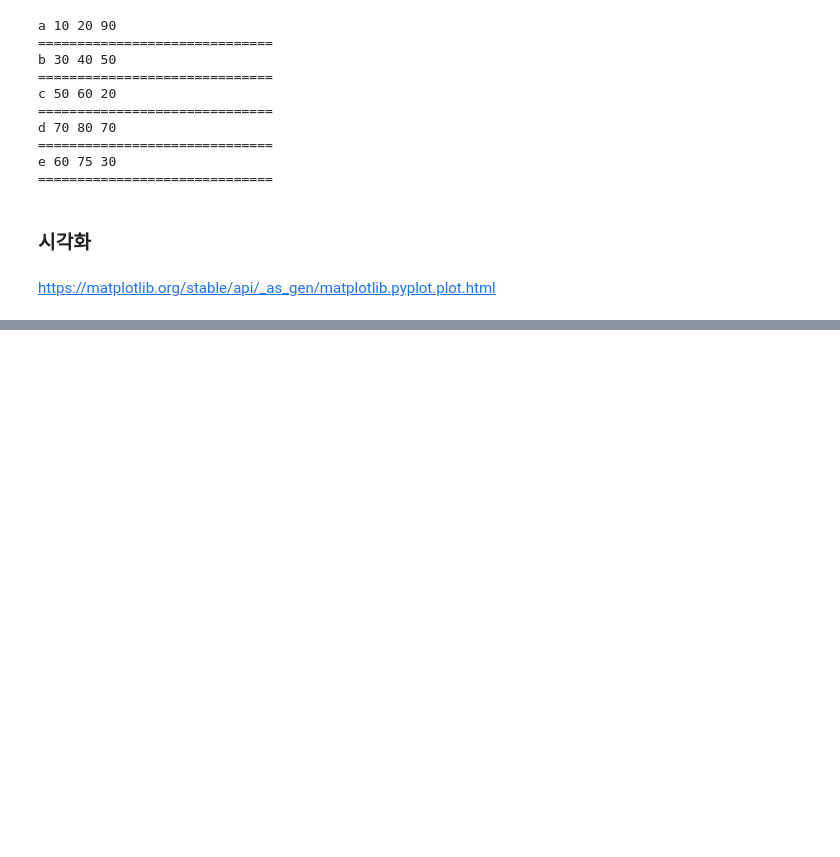
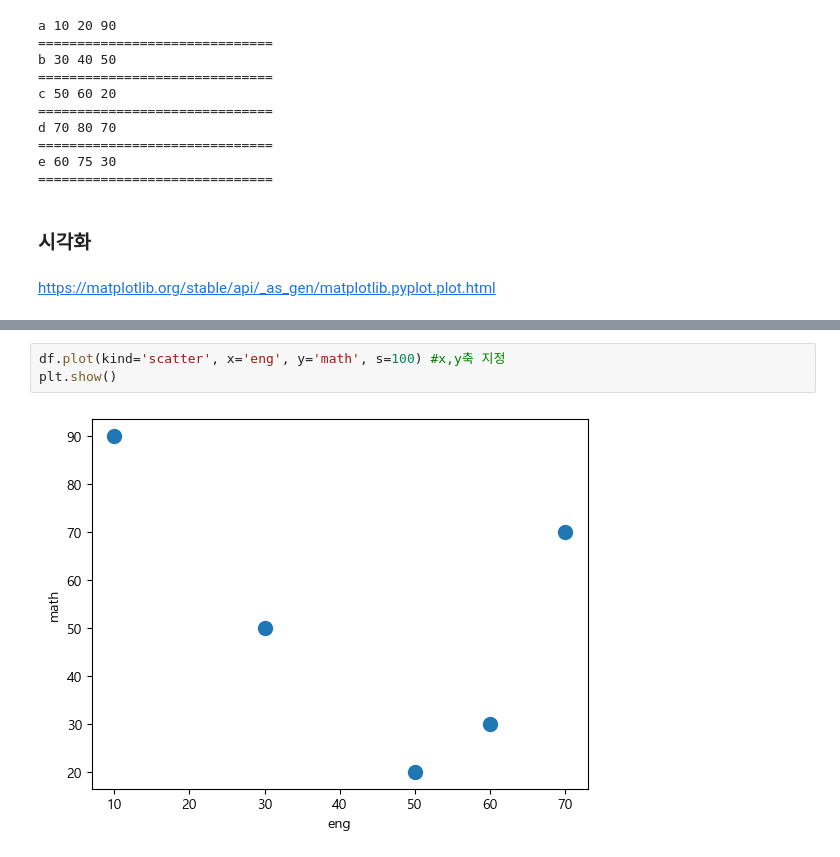
Before and after one commit to narirla/Pandas, a Jupyter notebook: 08.시각화.ipynb, the cells around one changed output, grey strips where cells are left out. Saved outputs shown, nothing was run; the diff lists cells and outputs as text; blank space fills up the shorter version.

```diff
--- a/08.시각화.ipynb
+++ b/08.시각화.ipynb
@@ -102,0 +136,5 @@ plt.show()
+# %%
+df.plot(kind='scatter', x='eng', y='math', s=100) #x,y축 지정
+plt.show()
+# %% [output]
+[figure, added]
```
Also changed, not shown: parts of 15 cells of this notebook, 7 other files.
